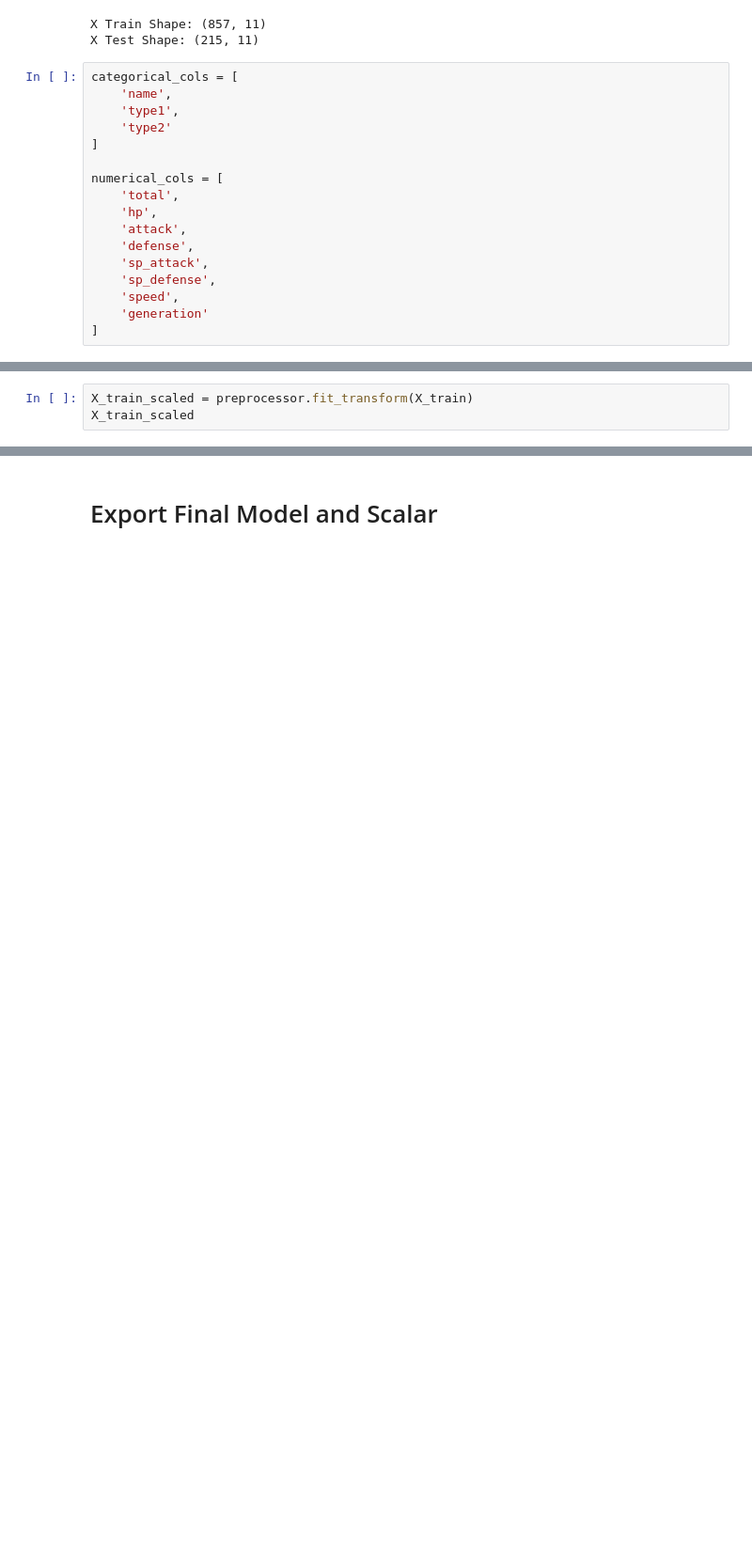
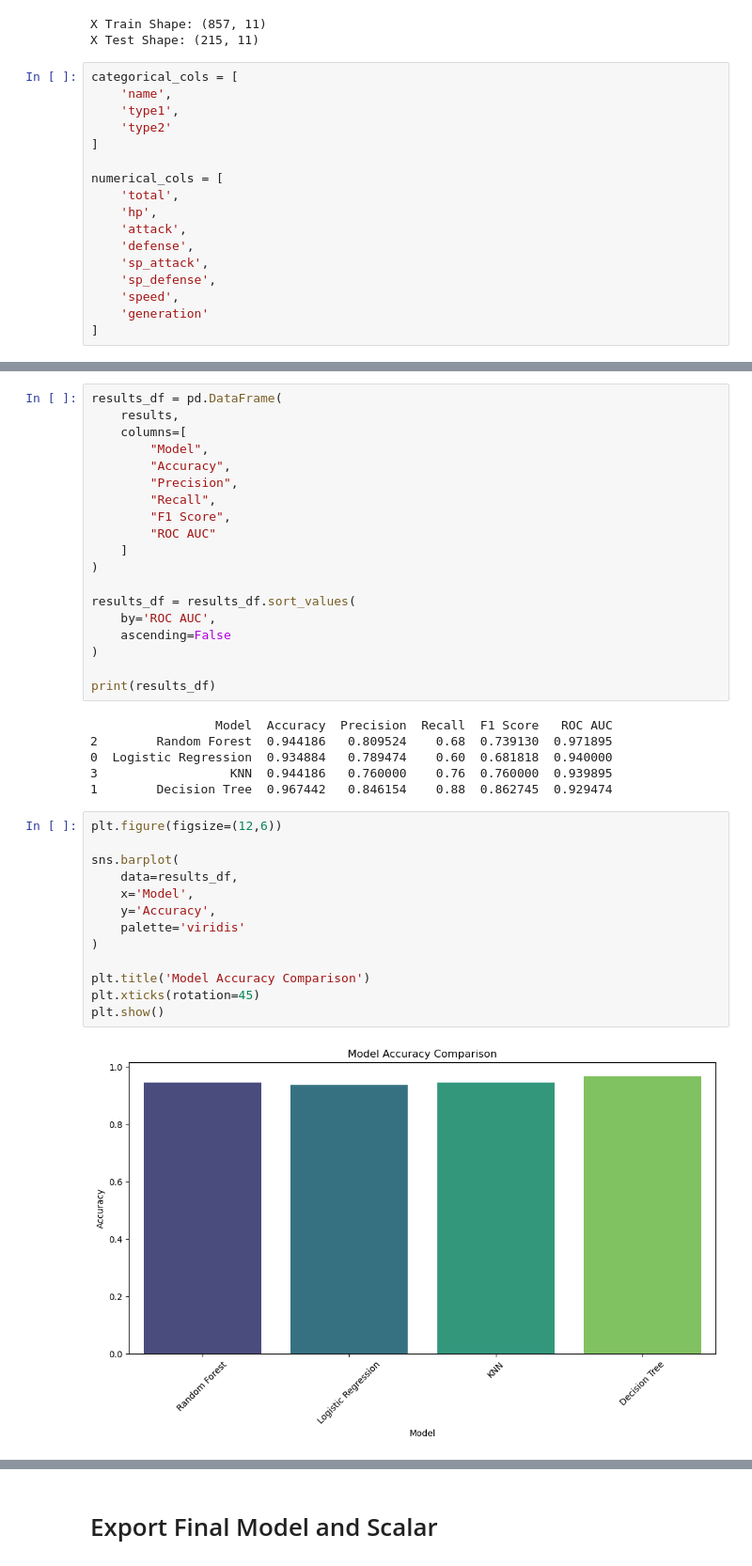
Before and after one commit to PolarBear9905/Pokemon-Legendary-Predictor, a Jupyter notebook: Pokemon.ipynb, the cells around one changed output, grey strips where cells are left out. Shown at 94% size. Saved outputs shown, nothing was run; the diff lists cells and outputs as text; blank space fills up the shorter version.

Commit message:
Fix training, models, and streamlit

```diff
--- a/Pokemon.ipynb
+++ b/Pokemon.ipynb
@@ -511,6 +518,3 @@ preprocessor = ColumnTransformer(
         ('cat', categorical_transformer, categorical_cols)
     ]
 )
-# %%
-X_train_scaled = preprocessor.fit_transform(X_train)
-X_train_scaled
@@ -551,0 +612,40 @@ log_reg.score(X_train_scaled,y_train)
+# %%
+results_df = pd.DataFrame(
+    results,
+    columns=[
+        "Model",
+        "Accuracy",
+        "Precision",
+        "Recall",
+        "F1 Score",
+        "ROC AUC"
+    ]
+)
+
+results_df = results_df.sort_values(
+    by='ROC AUC',
+    ascending=False
+)
+
+print(results_df)
+# %% [output]
+                 Model  Accuracy  Precision  Recall  F1 Score   ROC AUC
+2        Random Forest  0.944186   0.809524    0.68  0.739130  0.971895
+0  Logistic Regression  0.934884   0.789474    0.60  0.681818  0.940000
+3                  KNN  0.944186   0.760000    0.76  0.760000  0.939895
+1        Decision Tree  0.967442   0.846154    0.88  0.862745  0.929474
+# %%
+plt.figure(figsize=(12,6))
+
+sns.barplot(
+    data=results_df,
+    x='Model',
+    y='Accuracy',
+    palette='viridis'
+)
+
+plt.title('Model Accuracy Comparison')
+plt.xticks(rotation=45)
+plt.show()
+# %% [output]
+[figure, added]
```
Also changed, not shown: parts of 12 cells of this notebook, 2 other files.
